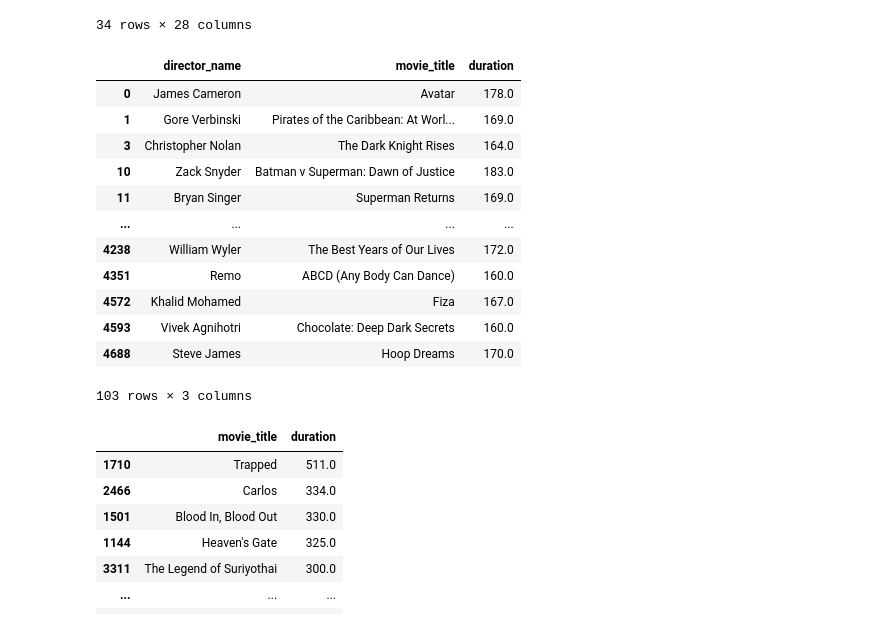
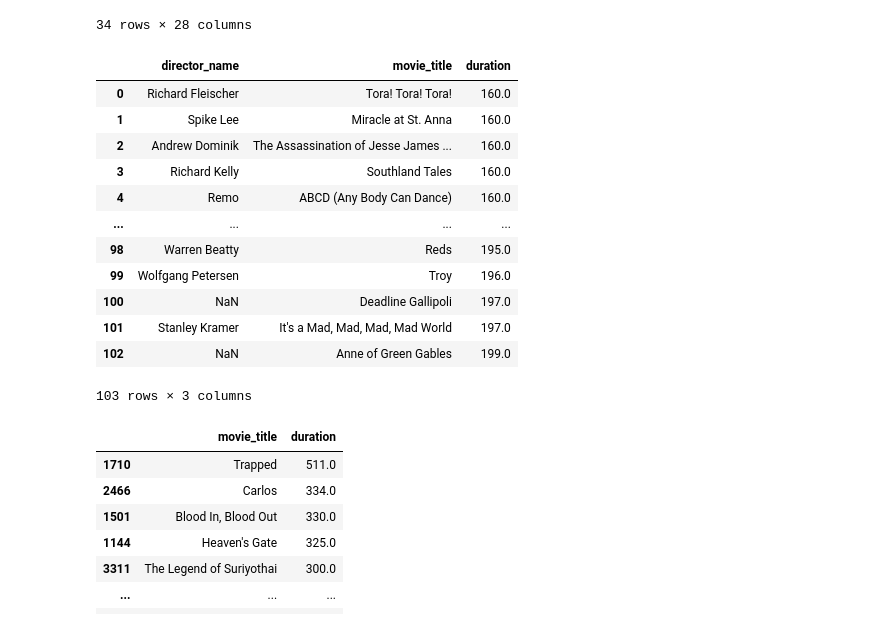
Before and after one commit to Ramesh-Bojanapu-1011/ai_python_practice, a Jupyter notebook: pandas_practive/movie_metadata.ipynb, the cells around one changed output. Drawn from its saved outputs; the diff is of its cells as text; code cells hidden in the pictures.

Commit message:
Update movie metadata analysis with new data entries and adjust execution counts

```diff
--- a/pandas_practive/movie_metadata.ipynb
+++ b/pandas_practive/movie_metadata.ipynb
@@ -101,25 +101,30 @@ data2
 | 4708 | Color | Michael Wadleigh | 53.0 | 215.0 | 14.0 | 136.0 | ... |
 34 rows × 28 columns
 # %%
-# data3: movies with duration in [160, 200) minutes.
-# Shows director, title and duration.
-data3 = movie_metadata_df[
-    (movie_metadata_df.duration >= 160) & (movie_metadata_df.duration < 200)
-]
+# Filter movies with duration between 160 and 200 minutes,
+# sort them by duration in ascending order,
+# and display only the director_name, movie_title, and duration columns
+data3 = (
+    movie_metadata_df[
+        (movie_metadata_df.duration >= 160) & (movie_metadata_df.duration < 200)
+    ]
+    .sort_values(by="duration")
+    .reset_index(drop=True)
+)
 data3[["director_name", "movie_title", "duration"]]
 # %% [output]
 |  | director_name | movie_title | duration |
-| 0 | James Cameron | Avatar | 178.0 |
-| 1 | Gore Verbinski | Pirates of the Caribbean: At Worl... | 169.0 |
-| 3 | Christopher Nolan | The Dark Knight Rises | 164.0 |
-| 10 | Zack Snyder | Batman v Superman: Dawn of Justice | 183.0 |
-| 11 | Bryan Singer | Superman Returns | 169.0 |
+| 0 | Richard Fleischer | Tora! Tora! Tora! | 160.0 |
+| 1 | Spike Lee | Miracle at St. Anna | 160.0 |
+| 2 | Andrew Dominik | The Assassination of Jesse James ... | 160.0 |
+| 3 | Richard Kelly | Southland Tales | 160.0 |
+| 4 | Remo | ABCD (Any Body Can Dance) | 160.0 |
 | ... | ... | ... | ... |
-| 4238 | William Wyler | The Best Years of Our Lives | 172.0 |
-| 4351 | Remo | ABCD (Any Body Can Dance) | 160.0 |
-| 4572 | Khalid Mohamed | Fiza | 167.0 |
-| 4593 | Vivek Agnihotri | Chocolate: Deep Dark Secrets | 160.0 |
-| 4688 | Steve James | Hoop Dreams | 170.0 |
+| 98 | Warren Beatty | Reds | 195.0 |
+| 99 | Wolfgang Petersen | Troy | 196.0 |
+| 100 | NaN | Deadline Gallipoli | 197.0 |
+| 101 | Stanley Kramer | It's a Mad, Mad, Mad, Mad World | 197.0 |
+| 102 | NaN | Anne of Green Gables | 199.0 |
 103 rows × 3 columns
 # %%
 # Sort the movie metadata by duration in descending order (longest movies first)
```
Also changed, not shown: parts of 1 cell of this notebook.
